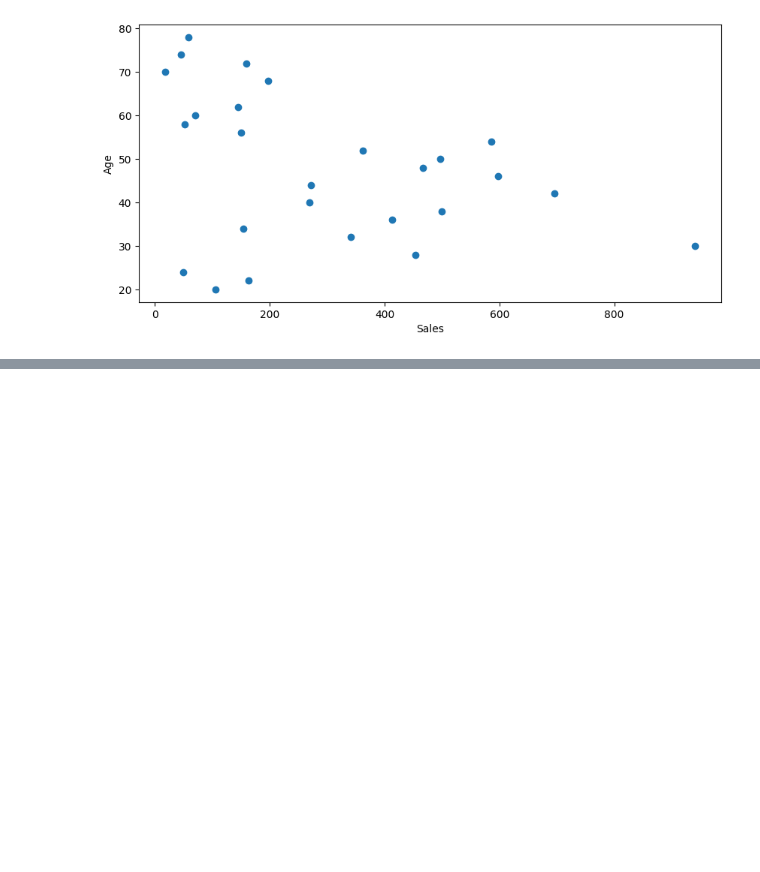
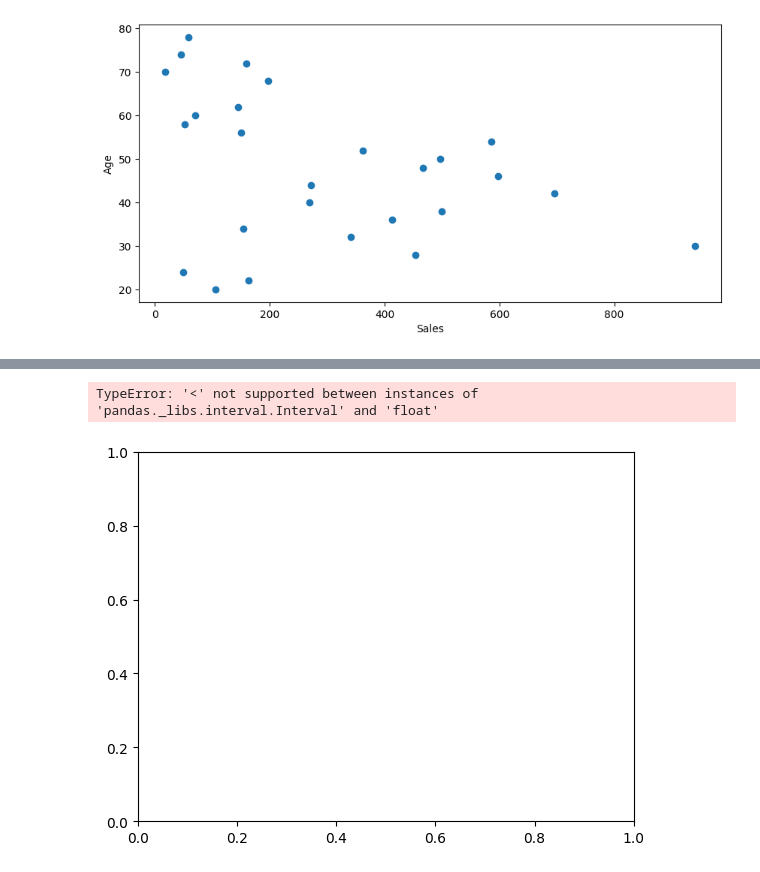
Before and after one commit to zenbaei/Data_Stats_Practice, a Jupyter notebook: Statistics_4_Business_Solutions.ipynb, the cells around one changed output, grey strips where cells are left out. Saved outputs shown, nothing was run; the diff lists cells and outputs as text; code cells hidden in the pictures; blank space fills up the shorter version.

Commit message:
study 2011 movies

```diff
--- a/Statistics_4_Business_Solutions.ipynb
+++ b/Statistics_4_Business_Solutions.ipynb
@@ -785,0 +816,12 @@ plt.show()
+# %%
+import pandas as pd;
+import matplotlib.pyplot as plt;
+import numpy as np;
+import seaborn as sns;
+
+movies = pd.read_csv('./2011Movies.CSV')
+movies.rename(columns={'Opening Gross Sales ($millions)' : 'Opening Gross',
+                       'Total Gross Sales ($millions)' : 'Total Gross'},
+                       inplace=True)
+
+movies.head()
@@ -785,0 +837,6 @@ plt.show()
+# %%
+# Openning Gross Sales
+# for creating discrete bins manually use bins = pd.IntervalIndex.from_tuples([(0, 9.9), (10, 19.9), (20, 29.9), (30, 39.9)])
+bins = np.arange(0, 175, 25)
+out = pd.cut(movies['Opening Gross'], bins=bins, include_lowest=True)
+## cut function return a Category object with Interval data type that i cannot figure out how to plot when used as a column in a dataframe
@@ -785,0 +857,6 @@ plt.show()
+# %%
+## Same as crosstab
+out.value_counts().sort_index()
+# %% [output]
+TypeError: '<' not supported between instances of 'pandas._libs.interval.Interval' and 'float'
+[figure, added]
```
Also changed, not shown: parts of 21 cells of this notebook, 2 other files.
